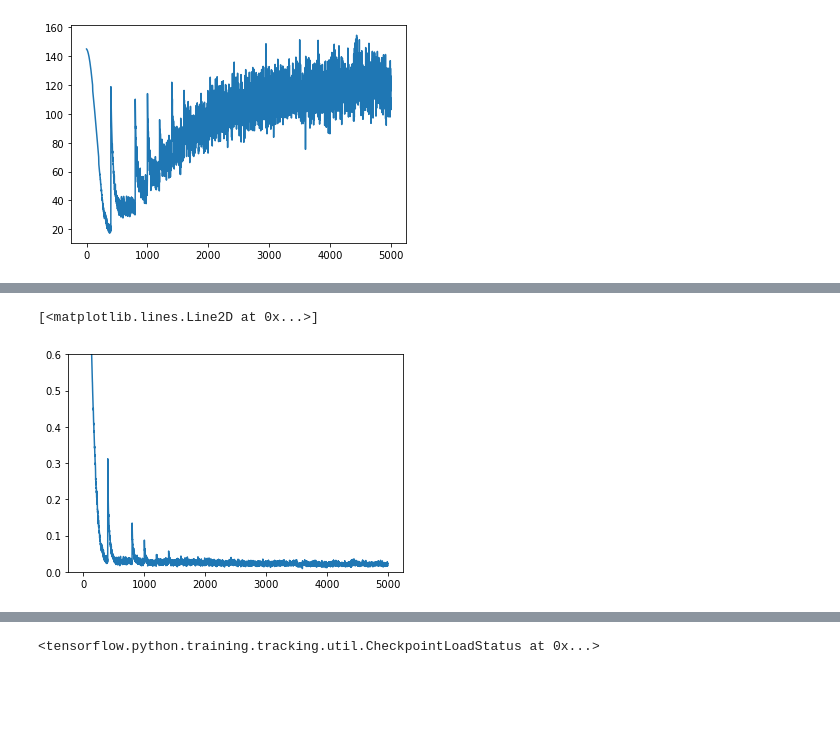
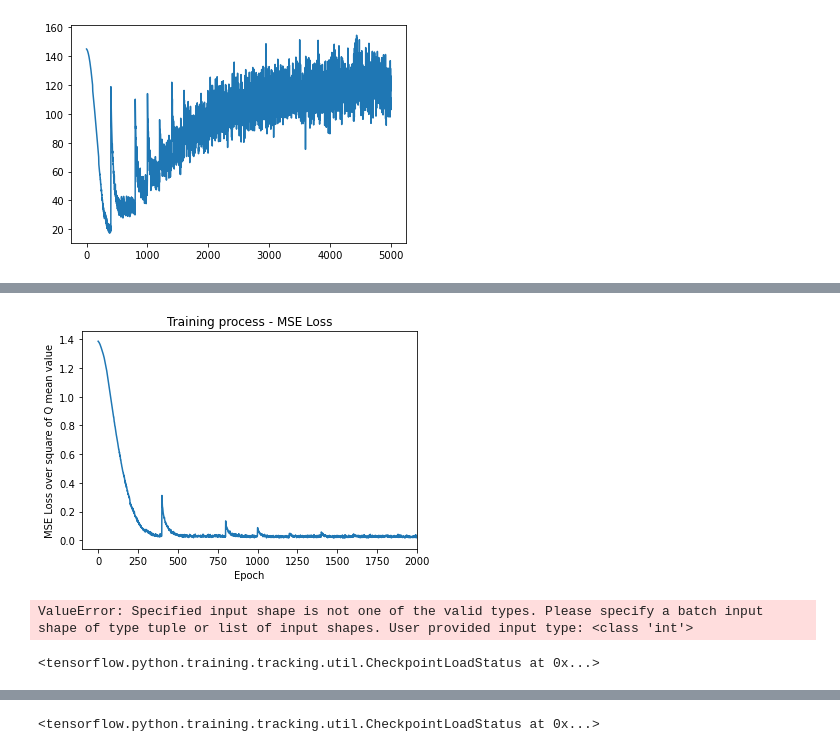
Before and after one commit to XindongXU/TR-DATA-RL, a Jupyter notebook: project_RL/Training.ipynb, the cells around one changed output, grey strips where cells are left out. Drawn from its saved outputs; the diff is of its cells as text; code cells hidden in the pictures; blank space fills up the shorter version.

```diff
--- a/project_RL/Training.ipynb
+++ b/project_RL/Training.ipynb
@@ -148,6 +155,22 @@ plt.plot(-np.array(mae_liste_).reshape((-1)))
-# %%
-plt.ylim([0, 0.6])
-plt.plot(np.array(loss_liste).reshape((-1)))
-# %% [output]
-[<matplotlib.lines.Line2D at 0x...>]
-[figure, removed]
+# %%
+# plt.ylim([0, 0.6])
+# plt.figure(figsize = (8, 4))
+plt.xlim((-100, 2000))
+# plt.ylim((-480, 50))
+plt.xlabel('Epoch')
+plt.ylabel('MSE Loss over square of Q mean value')
+plt.title('Training process - MSE Loss')
+plt.plot(np.array(loss_liste).reshape((-1)))
+plt.show()
+# %% [output]
+[figure, added]
+# %%
+model_test.build((6))
+# %% [output]
+ValueError: Specified input shape is not one of the valid types. Please specify a batch input shape of type tuple or list of input shapes. User provided input type: <class 'int'>
+# %%
+model_test = DQNet()
+model_test.compile(optimizer = tf.keras.optimizers.Adam(learning_rate = 0.001), loss = tf.keras.losses.MeanSquaredError(), metrics = 'mae')
+model_test.load_weights("./target_model_monday")
+# %% [output]
+<tensorflow.python.training.tracking.util.CheckpointLoadStatus at 0x...>
```
Also changed, not shown: parts of 4 cells of this notebook, 3 other files.
